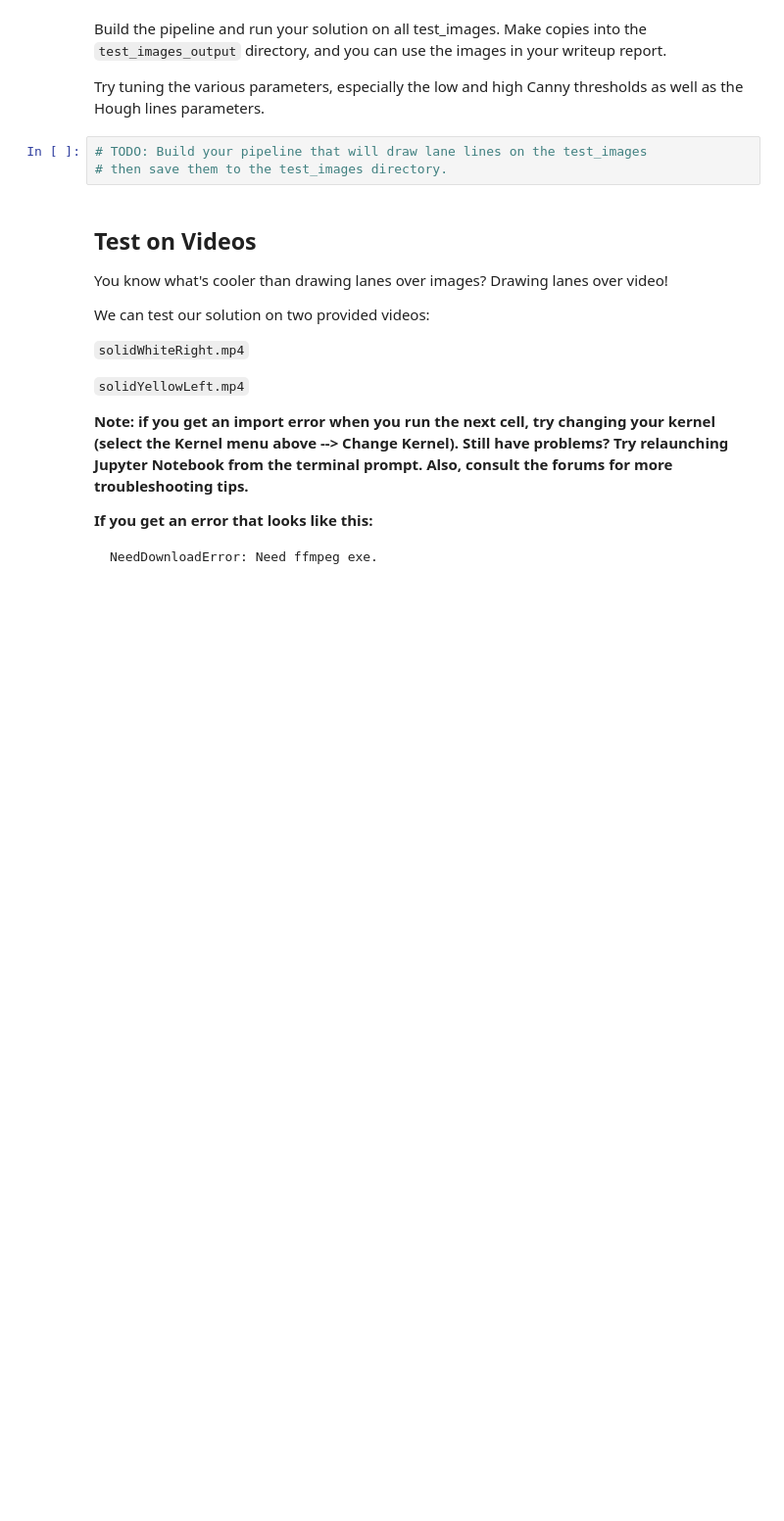
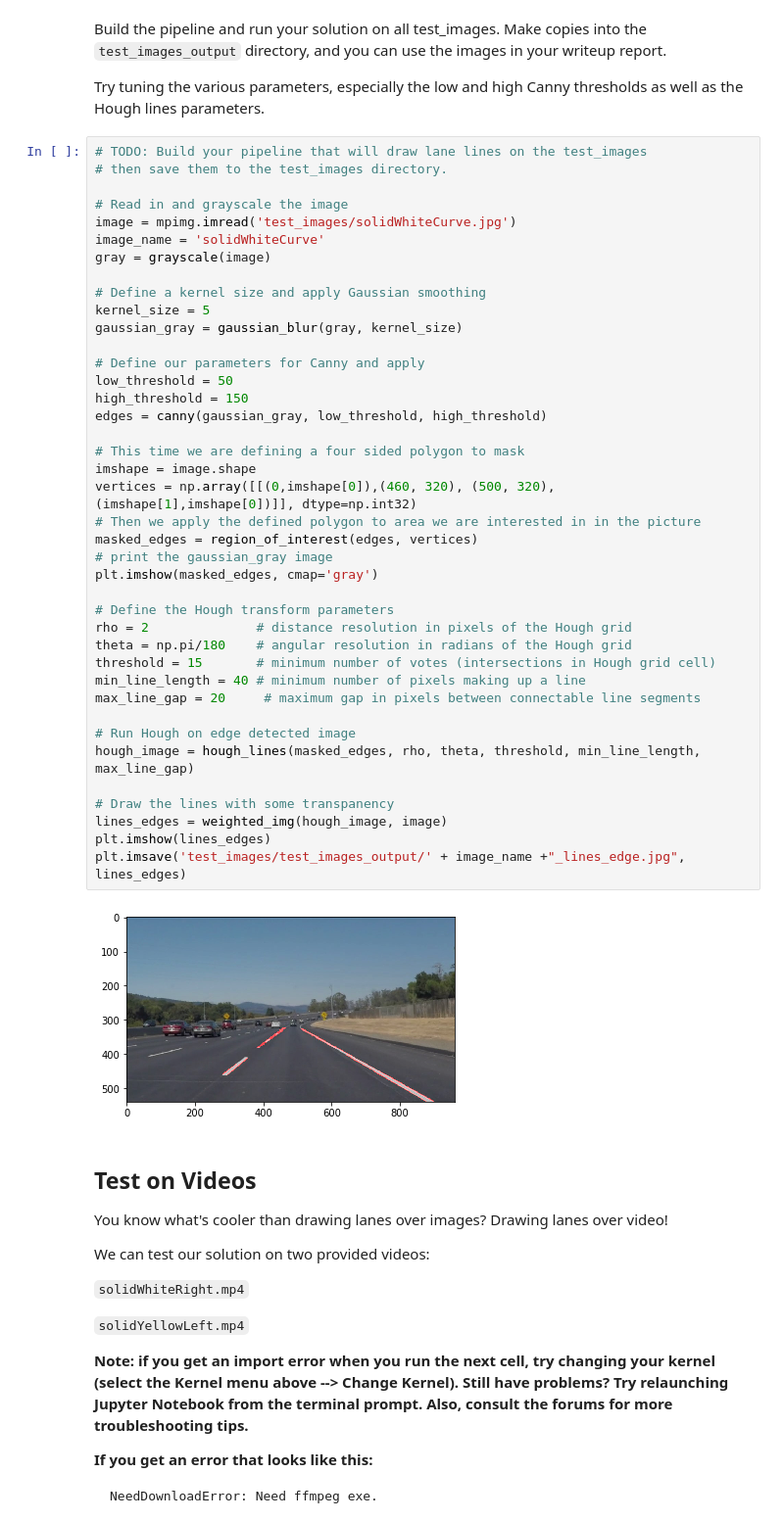
Before and after one commit to lukeraus/CarND-LaneLines-P1, a Jupyter notebook: P1.ipynb, the cells around one changed output. Shown at 98% size. Cells and saved outputs as stored; diff of their text form; blank space fills up the shorter version.

Commit message:
First image read and base pipeline created

```diff
--- a/P1.ipynb
+++ b/P1.ipynb
@@ -192,9 +194,48 @@ os.listdir("test_images/")
 Build the pipeline and run your solution on all test_images. Make copies into the `test_images_output` directory, and you can use the images in your writeup report.
 
 Try tuning the various parameters, especially the low and high Canny thresholds as well as the Hough lines parameters.
-# %%
-# TODO: Build your pipeline that will draw lane lines on the test_images
-# then save them to the test_images directory.
+# %%
+# TODO: Build your pipeline that will draw lane lines on the test_images
+# then save them to the test_images directory.
+
+# Read in and grayscale the image
+image = mpimg.imread('test_images/solidWhiteCurve.jpg')
+image_name = 'solidWhiteCurve'
+gray = grayscale(image)
+
+# Define a kernel size and apply Gaussian smoothing
+kernel_size = 5
+gaussian_gray = gaussian_blur(gray, kernel_size)
+
+# Define our parameters for Canny and apply
+low_threshold = 50
+high_threshold = 150
+edges = canny(gaussian_gray, low_threshold, high_threshold)
+
+# This time we are defining a four sided polygon to mask
+imshape = image.shape
+vertices = np.array([[(0,imshape[0]),(460, 320), (500, 320), (imshape[1],imshape[0])]], dtype=np.int32)
+# Then we apply the defined polygon to area we are interested in in the picture
+masked_edges = region_of_interest(edges, vertices)
+# print the gaussian_gray image
+plt.imshow(masked_edges, cmap='gray')
+
+# Define the Hough transform parameters
+rho = 2              # distance resolution in pixels of the Hough grid
+theta = np.pi/180    # angular resolution in radians of the Hough grid
+threshold = 15       # minimum number of votes (intersections in Hough grid cell)
+min_line_length = 40 # minimum number of pixels making up a line
+max_line_gap = 20     # maximum gap in pixels between connectable line segments
+
+# Run Hough on edge detected image
+hough_image = hough_lines(masked_edges, rho, theta, threshold, min_line_length, max_line_gap)
+
+# Draw the lines with some transpanency
+lines_edges = weighted_img(hough_image, image)
+plt.imshow(lines_edges)
+plt.imsave('test_images/test_images_output/' + image_name +"_lines_edge.jpg", lines_edges)
+# %% [output]
+[figure, added]
 # %% [markdown]
 ## Test on Videos
 
```
Also changed, not shown: parts of 1 cell of this notebook, 2 other files.
